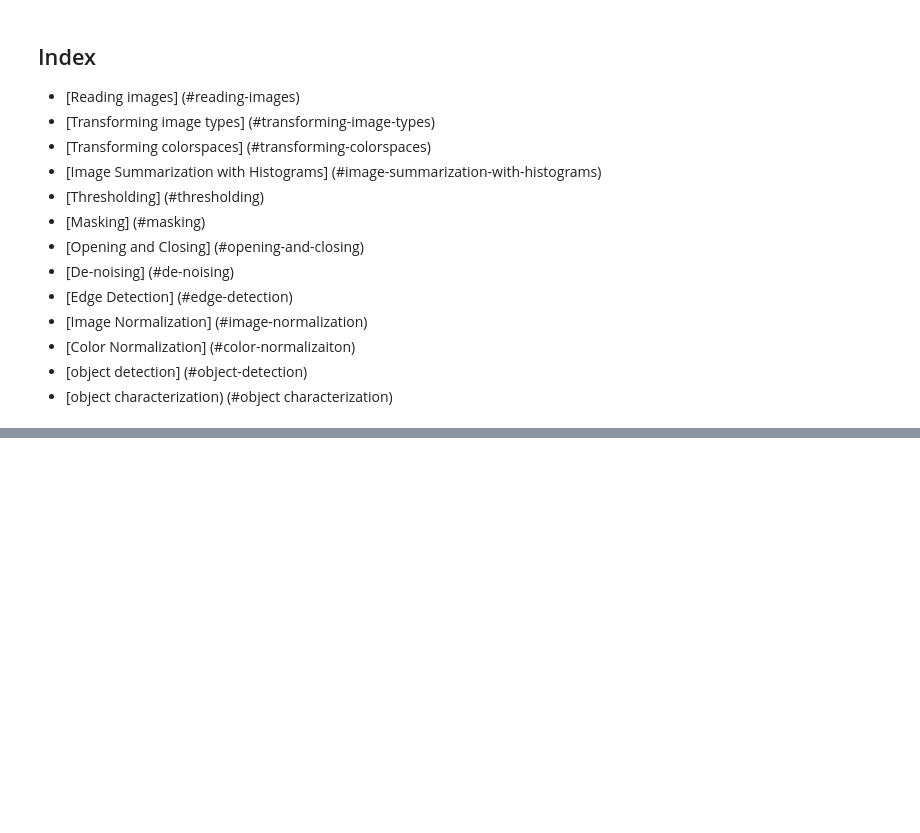
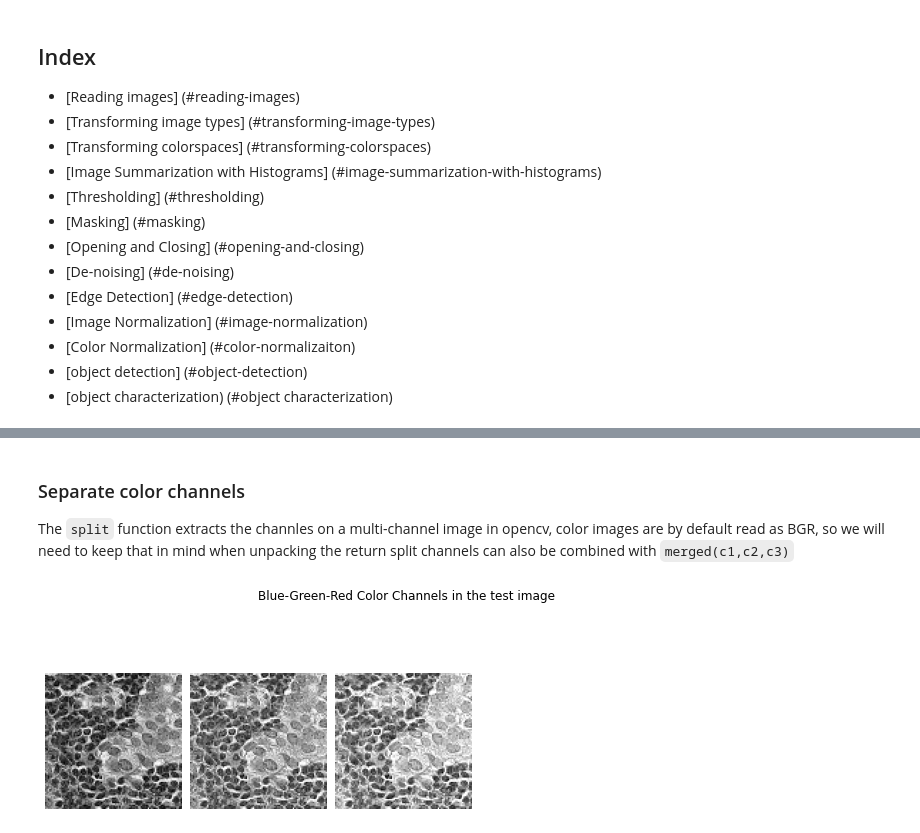
Before and after one commit to johnalanwillis/ilc-nodalMet-ML, a Jupyter notebook: code/Digital Pathology with OpenCV.ipynb, the cells around one changed output, grey strips where cells are left out. Cells and saved outputs as stored; diff of their text form; code cells hidden in the pictures; blank space fills up the shorter version.

```diff
--- a/code/Digital Pathology with OpenCV.ipynb
+++ b/code/Digital Pathology with OpenCV.ipynb
@@ -50,0 +64,28 @@ TypeError: Image data of dtype object cannot be converted to float
+# %% [markdown]
+### Separate color channels
+The `split` function extracts the channles on a multi-channel image
+in opencv, color images are by default read as BGR, so we will need to keep that in mind when unpacking the return
+split channels can also be combined with `merged(c1,c2,c3)`
+# %%
+blue, green, red = cv.split(testimage)
+
+imfiles = [blue, green, red]
+colors = ["blue", "green", "red"]
+
+Cols = 3
+Rows = 1
+
+
+fig = plt.figure(1, frameon=False, constrained_layout=True)
+fig.suptitle("Blue-Green-Red Color Channels in the test image", ha="left", va="bottom")
+
+
+# Create a subplot for each image in the image list, adding a set of axes and the plot to the image at the specified position
+for index,imfile in enumerate(imfiles):
+    ax=fig.add_subplot("13"+str(index), axisbelow=False, frameon=False)
+    ax.imshow(imfile, cmap=plt.cm.gray)
+    ax.axis("off")
+
+plt.show()
+# %% [output]
+[figure, added]
```
Also changed, not shown: parts of 15 cells of this notebook, 2 other files.
